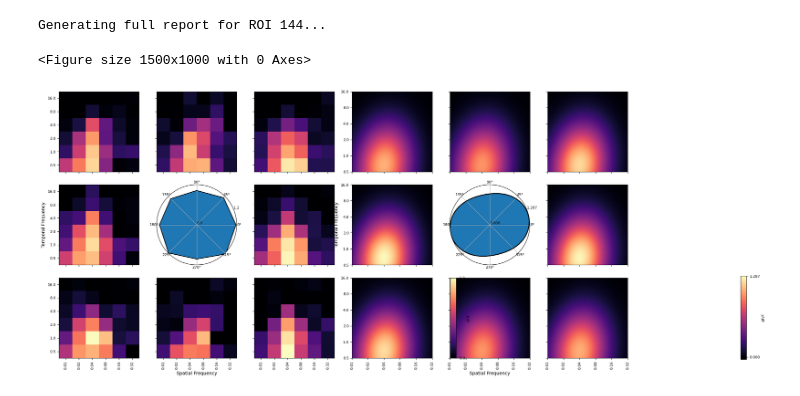
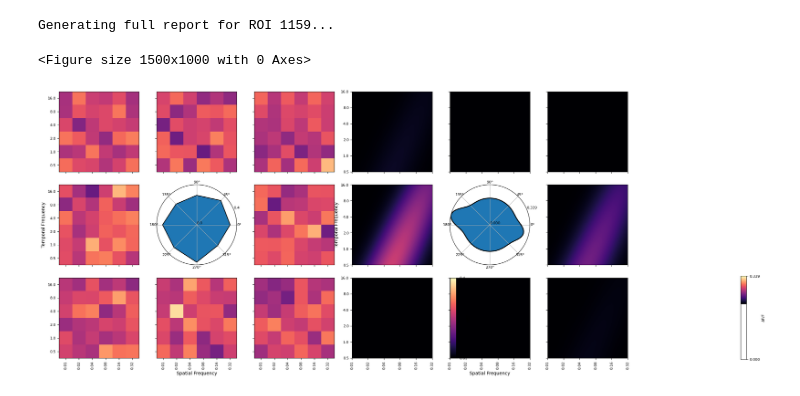
Before and after one commit to znamlab/cottage_analysis, a Jupyter notebook: cottage_analysis/analysis/run_analysis.ipynb, the cells around one changed output. Cells and saved outputs as stored; diff of their text form; code cells hidden in the pictures.

```diff
--- a/cottage_analysis/analysis/run_analysis.ipynb
+++ b/cottage_analysis/analysis/run_analysis.ipynb
@@ -10,18 +19,10 @@ from cottage_analysis.analysis.gratings import analyze_grating_responses
 # %%
-def find_recordings(base_dir="/Volumes/lab-znamenskiyp/home/shared/projects/"):
+def find_recordings(p_name, m_name, s_name, proto, base_dir="/Volumes/lab-znamenskiyp/home/shared/projects/"):
     base_path = Path(base_dir)
-    print(f"Base path set to: {base_path}")
-
-    project_name = "toksozi_in-vivo-BRISC"
-    mouse_name = "BRAC10754.8c"
-    session_name = "S20251028"
-    protocol = "SFTF"
-
-    session_path = base_path / project_name / mouse_name / session_name
+    session_path = base_path / p_name / m_name / s_name
 
     if not session_path.exists():
-        print(f"\n[ERROR] The path does not exist:\n{session_path}")
-        print("Please check your spelling and try again.")
+        print(f"[ERROR] Path not found: {session_path}")
         return None, None, None
 
     print(f"\nLooking for recordings in: {session_path}")
@@ -31,12 +32,10 @@ def find_recordings(base_dir="/Volumes/lab-znamenskiyp/home/shared/projects/"):
         print("[WARNING] No recordings found starting with 'R' in this session folder.")
         return None, None, None
 
-    print(f"Found {len(recordings)} recording(s):")
-    for rec in recordings:
-        print(f" - {rec.name}")
-    flexiznam_session_id = f"{mouse_name}_{session_name}"
+    print(f"Found {len(recordings)} recording(s).")
+    flexiznam_session_id = f"{m_name}_{s_name}"
 
-    return project_name, flexiznam_session_id, protocol
+    return p_name, flexiznam_session_id, proto
 # %%
 def run_analysis(project_name, session_id, protocol):
     if not project_name or not session_id:
@@ -65,7 +64,7 @@ def run_analysis(project_name, session_id, protocol):
 # %%
 if __name__ == "__main__":
     # Find the recordings
-    proj, sess_id, proto = find_recordings()
+    proj, sess_id, proto = find_recordings(project_name, mouse_name, session_name, protocol)
 
     # If valid recordings were found, run the analysis
     if proj and sess_id:
@@ -174,20 +237,20 @@ Plotting Raw Data for ROI 144 (R2: 0.67)
 # %%
 # Create a larger figure for the comparison
 plt.figure(figsize=(15, 10))
 
-print(f"Generating full report for ROI {best_roi}...")
+print(f"Generating full report for ROI {found_rois}...")
 
 grating_plots.basic_vis_SFTF_roi(
     neurons_df=neurons_df,
     trials_df_depth=None,          # No depth data
     trials_df_sftf=trials_df_formatted, # Use the formatted dataframe
-    roi=best_roi,
+    roi=found_rois,
     add_depth=False,
     fontsize_dict={'title': 12, 'label': 10, 'tick': 8}
 )
 
 plt.show()
 # %% [output]
-Generating full report for ROI 144...
+Generating full report for ROI 1159...
 <Figure size 1500x1000 with 0 Axes>
-[figure, old version]
+[figure, new version]
```
Also changed, not shown: parts of 5 cells of this notebook.
